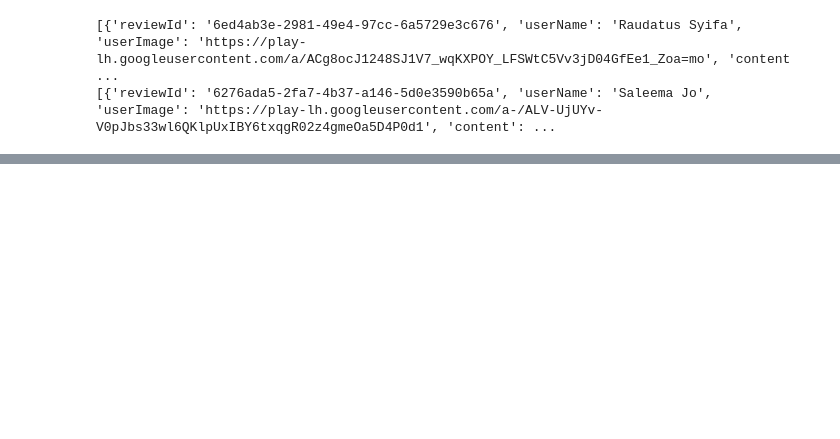
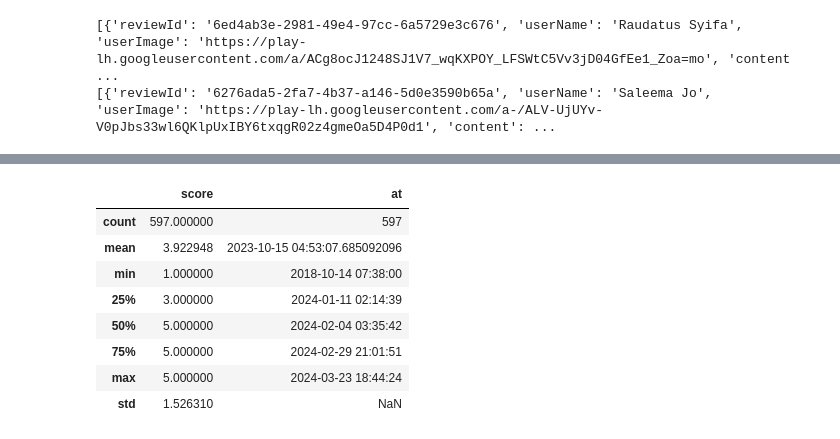
Before and after one commit to alchemista27/naive-bayes-analysis, a Jupyter notebook: play-store-scrapping.ipynb, the cells around one changed output, grey strips where cells are left out. Saved outputs shown, nothing was run; the diff lists cells and outputs as text; code cells hidden in the pictures; blank space fills up the shorter version.

```diff
--- a/play-store-scrapping.ipynb
+++ b/play-store-scrapping.ipynb
@@ -51,0 +52,13 @@ df.to_csv('review-turbo-vpn.csv')
+# %%
+# Descriptive data
+df.describe()
+# %% [output]
+|  | score | at |
+| count | 597.000000 | 597 |
+| mean | 3.922948 | 2023-10-15 04:53:07.685092096 |
+| min | 1.000000 | 2018-10-14 07:38:00 |
+| 25% | 3.000000 | 2024-01-11 02:14:39 |
+| 50% | 5.000000 | 2024-02-04 03:35:42 |
+| 75% | 5.000000 | 2024-02-29 21:01:51 |
+| max | 5.000000 | 2024-03-23 18:44:24 |
+| std | 1.526310 | NaN |
```
Also changed, not shown: parts of 1 cell of this notebook, 1 other file.
